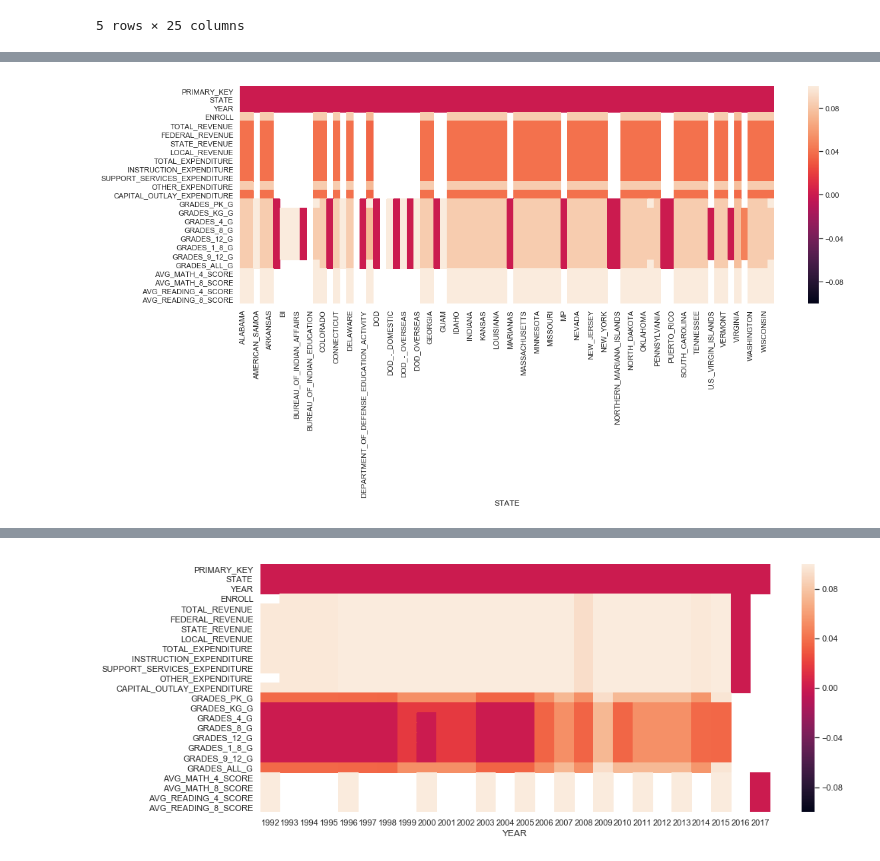
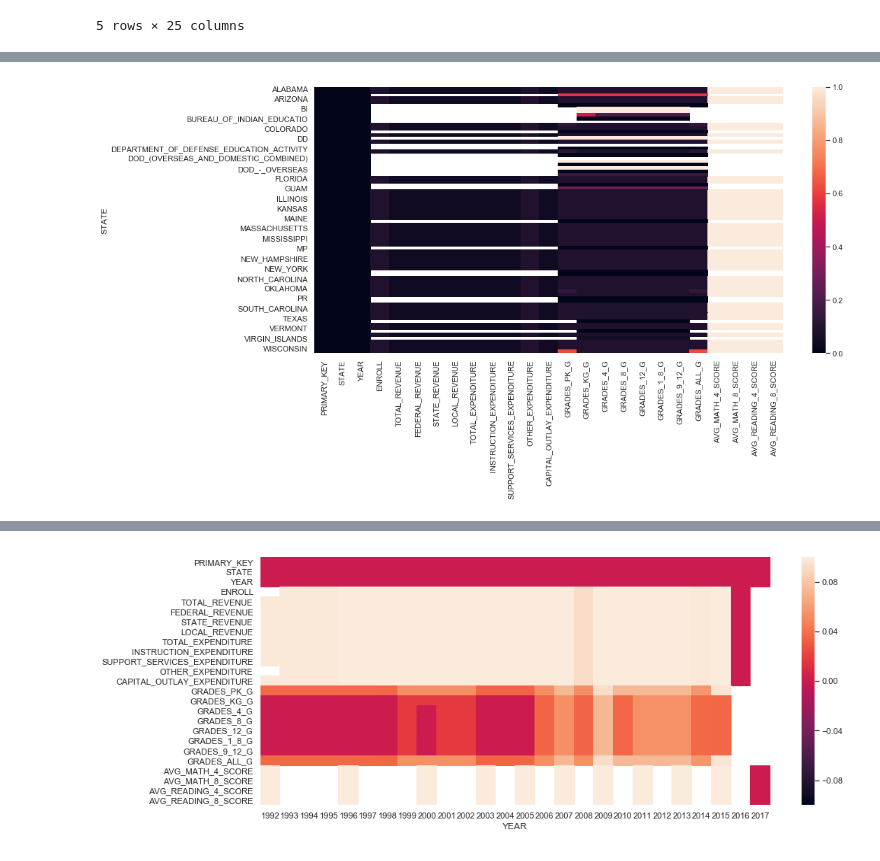
Before and after one commit to chrisoyer/thinkful_notes, a Jupyter notebook: Unit_2_supervised_learning/17.2_data_cleaning_drill.ipynb, the cells around one changed output, grey strips where cells are left out. Cells and saved outputs as stored; diff of their text form; code cells hidden in the pictures.

```diff
--- a/Unit_2_supervised_learning/17.2_data_cleaning_drill.ipynb
+++ b/Unit_2_supervised_learning/17.2_data_cleaning_drill.ipynb
@@ -144,6 +132,10 @@ usedu_bystate_df.head()
-# %%
-sns.set(style="whitegrid", palette="pastel")
-f2, ax2 = plt.subplots(figsize=(18, 6))
-ax2 = sns.heatmap(usedu_bystate_df)
-# %% [output]
-[figure, removed]
+# %%
+#state groups to see where missing value are and plot
+def plot_nulls(datasource):
+    datasource = datasource.groupby('STATE').apply(lambda x: x.isna().sum() / x.count())#.transpose()
+    sns.set(style="whitegrid", palette="pastel")
+    f2, ax2 = plt.subplots(figsize=(15, 7))
+    ax2 = sns.heatmap(datasource, vmin=0, vmax=1)
+plot_nulls(usedu_df)
+# %% [output]
+[figure, added]
```
Also changed, not shown: parts of 10 cells of this notebook.
